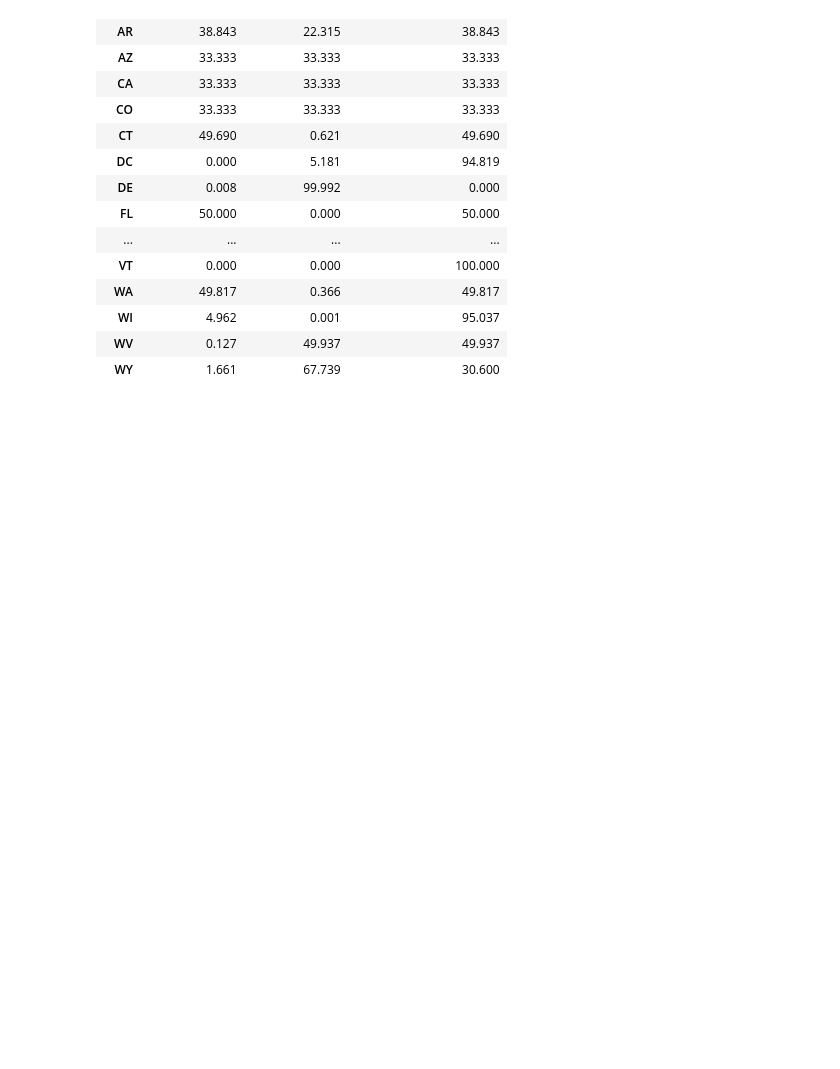
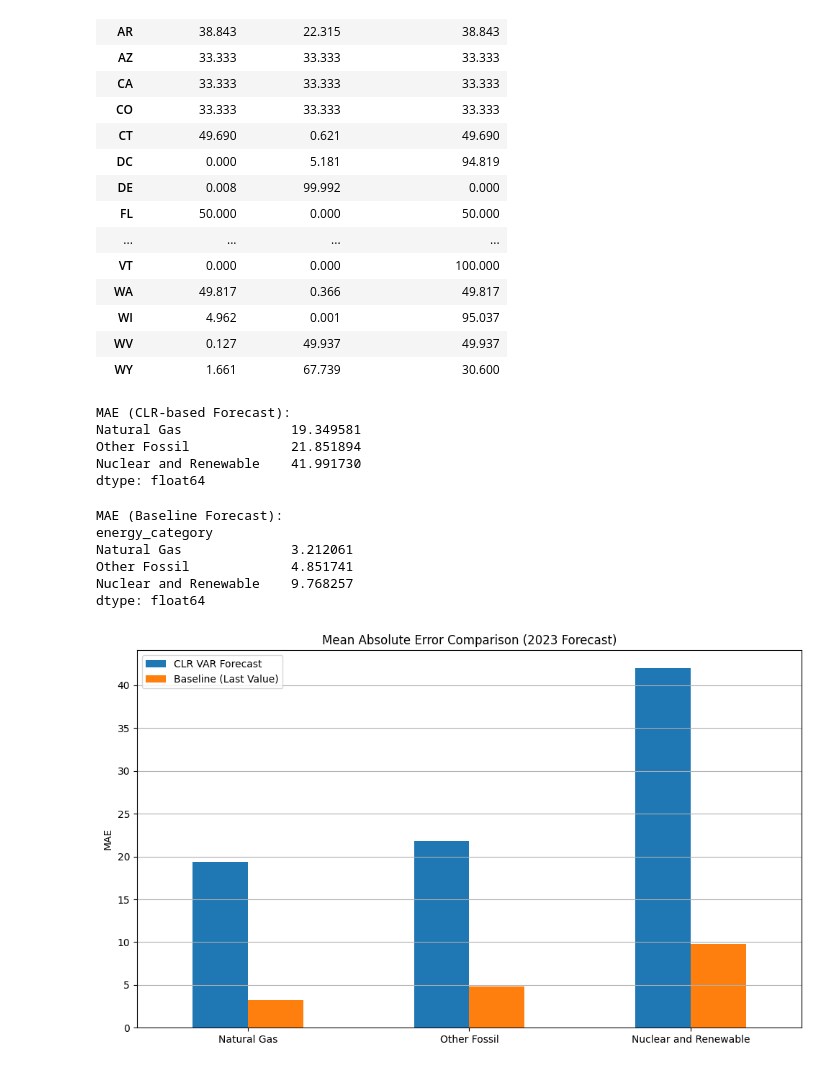
Before and after one commit to rohithdonthi/Energy-Market-Forecasting-and-Policy-Impact-Analysis, a Jupyter notebook: Final_Semester_Project.ipynb, the cells around one changed output. Saved outputs shown, nothing was run; the diff lists cells and outputs as text; code cells hidden in the pictures; blank space fills up the shorter version.

```diff
--- a/Final_Semester_Project.ipynb
+++ b/Final_Semester_Project.ipynb
@@ -601,0 +607,57 @@ forecast_df_pct
+# %%
+# Rename forecast_df_pct to match actual column names
+forecast_df_pct.columns = ['Natural Gas', 'Other Fossil', 'Nuclear and Renewable']
+
+# Ensure index is state
+forecast_df_pct.index.name = 'state'
+
+# Align common states only
+common_states = forecast_df_pct.index.intersection(actual_2023_pct.index)
+
+forecast_aligned = forecast_df_pct.loc[common_states]
+actual_aligned = actual_2023_pct.loc[common_states]
+# %%
+from sklearn.metrics import mean_absolute_error
+
+mae_clr = (forecast_aligned - actual_aligned).abs().mean()
+print("MAE (CLR-based Forecast):")
+print(mae_clr)
+# %% [output]
+MAE (CLR-based Forecast):
+Natural Gas              19.349581
+Other Fossil             21.851894
+Nuclear and Renewable    41.991730
+dtype: float64
+# %%
+baseline_2022 = df_pivot[df_pivot['year'] == 2022].set_index('state')[
+    ['Natural Gas', 'Other Fossil', 'Nuclear and Renewable']
+].loc[common_states]
+
+mae_baseline = (baseline_2022 - actual_aligned).abs().mean()
+print("MAE (Baseline Forecast):")
+print(mae_baseline)
+# %% [output]
+MAE (Baseline Forecast):
+energy_category
+Natural Gas              3.212061
+Other Fossil             4.851741
+Nuclear and Renewable    9.768257
+dtype: float64
+# %%
+import matplotlib.pyplot as plt
+import pandas as pd
+
+comparison_df = pd.DataFrame({
+    'CLR VAR Forecast': mae_clr,
+    'Baseline (Last Value)': mae_baseline
+})
+
+comparison_df.plot(kind='bar', figsize=(10, 6))
+plt.title("Mean Absolute Error Comparison (2023 Forecast)")
+plt.ylabel("MAE")
+plt.xticks(rotation=0)
+plt.grid(axis='y')
+plt.tight_layout()
+plt.show()
+# %% [output]
+[figure, added]
```
Also changed, not shown: parts of 3 cells of this notebook, 1 other file.
